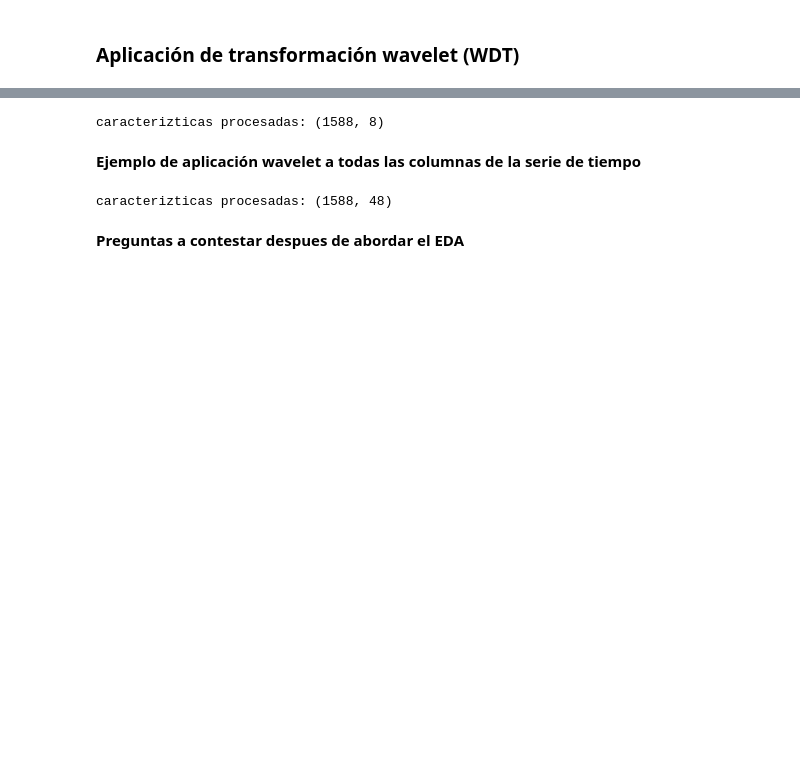
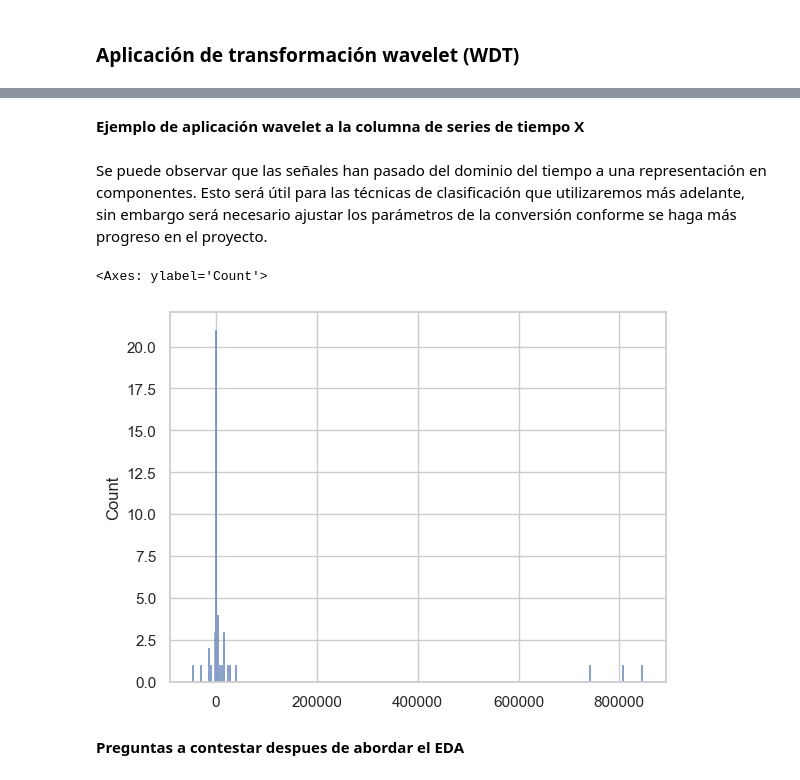
Before and after one commit to PosgradoMNA/Proyecto_Integrador_Equipo_11, a Jupyter notebook: notebooks/ExploratoryDataAnalysis.ipynb, the cells around one changed output, grey strips where cells are left out. Drawn from its saved outputs; the diff is of its cells as text; code cells hidden in the pictures; blank space fills up the shorter version.

Commit message:
ftr: adds wavelet transformer

```diff
--- a/notebooks/ExploratoryDataAnalysis.ipynb
+++ b/notebooks/ExploratoryDataAnalysis.ipynb
@@ -765,20 +822,4 @@ plot_random_signals(X_train_normalized, 'y', 'Normalized X signals for 3 random
 # %%
-def extract_wavelet_features(data_list, wavelet='db4', level=1):
-    """
-    Aplicar la Transformada Wavelet a una lista de datos y extraer características.
-
-    Parámetros:
-    data_list = lista de datos a usar.
-    wavelet = transformacion wavelet a usar (Daubechies 4 wavelet)
-    level = número de veces que se realiza el proceso de descomposición en una señal o imagen
-    """
-    coeffs = pywt.wavedec(data_list, wavelet, level=level)
-    features = []
-    for coef in coeffs:
-        features.extend([
-            np.mean(coef),
-            np.std(coef),
-            np.min(coef),
-            np.max(coef)
-        ])
-    return features
+df_wavelet = col_transformer.fit_transform(X_train)
+column_names = [x.split('__')[-1] for x in col_transformer.get_feature_names_out()] # get column names back again
+X_train_wavelet = pd.DataFrame(df_wavelet, columns=column_names) # transformer generates matrix, convert back to dataframe
@@ -789,49 +828,12 @@ Para este ejemplo estaremos haciendo uso de los datos que se acaban de procesar.
-# %%
-# Inicializar listas para la matriz de características
-DWT_features = []
-
-# Iterar a una fila en el conjunto de datos
-for _, row in df_processed.iterrows():
-    row_features = []
-
-    # Procesar la columna relevante, en este caso la columna X
-    for col in ['x']:
-        row_features.extend(extract_wavelet_features(row[col]))
-
-    # Agregar las características a la lista
-    DWT_features.append(row_features)
-
-# Convertir lista a un arreglo
-DWT_array = np.array(DWT_features)
-
-# Arreglo de caracterizticas
-print("caracterizticas procesadas:", DWT_array.shape)
-# %% [output]
-caracterizticas procesadas: (1588, 8)
-# %% [markdown]
-**Ejemplo de aplicación wavelet a todas las columnas de la serie de tiempo**
-# %%
-# Inicializar listas para la matriz de características
-DWT_features = []
-
-# Iterar a una fila en el conjunto de datos
-for _, row in df_processed.iterrows():
-    row_features = []
-
-    # Procesar la columna relevante, en este caso la columna X
-    for col in ['x', 'y', 'timestamp', 'altitude', 'pressure', 'azimuth']:
-        row_features.extend(extract_wavelet_features(row[col]))
-
-    # Agregar las características a la lista
-    DWT_features.append(row_features)
-
-# Convertir lista a un arreglo
-DWT_array = np.array(DWT_features)
-
-# Arreglo de caracterizticas
-print("caracterizticas procesadas:", DWT_array.shape)
-# %% [output]
-caracterizticas procesadas: (1588, 48)
+# %% [markdown]
+**Ejemplo de aplicación wavelet a la columna de series de tiempo X**
+# %% [markdown]
+Se puede observar que las señales han pasado del dominio del tiempo a una representación en componentes. Esto será útil para las técnicas de clasificación que utilizaremos más adelante, sin embargo será necesario ajustar los parámetros de la conversión conforme se haga más progreso en el proyecto.
+# %%
+sns.histplot(X_train_wavelet['x'].iloc[451])
+# %% [output]
+<Axes: ylabel='Count'>
+[figure, added]
 # %% [markdown]
 **Preguntas a contestar despues de abordar el EDA**
 # %% [markdown]
```
Also changed, not shown: parts of 4 cells of this notebook.
